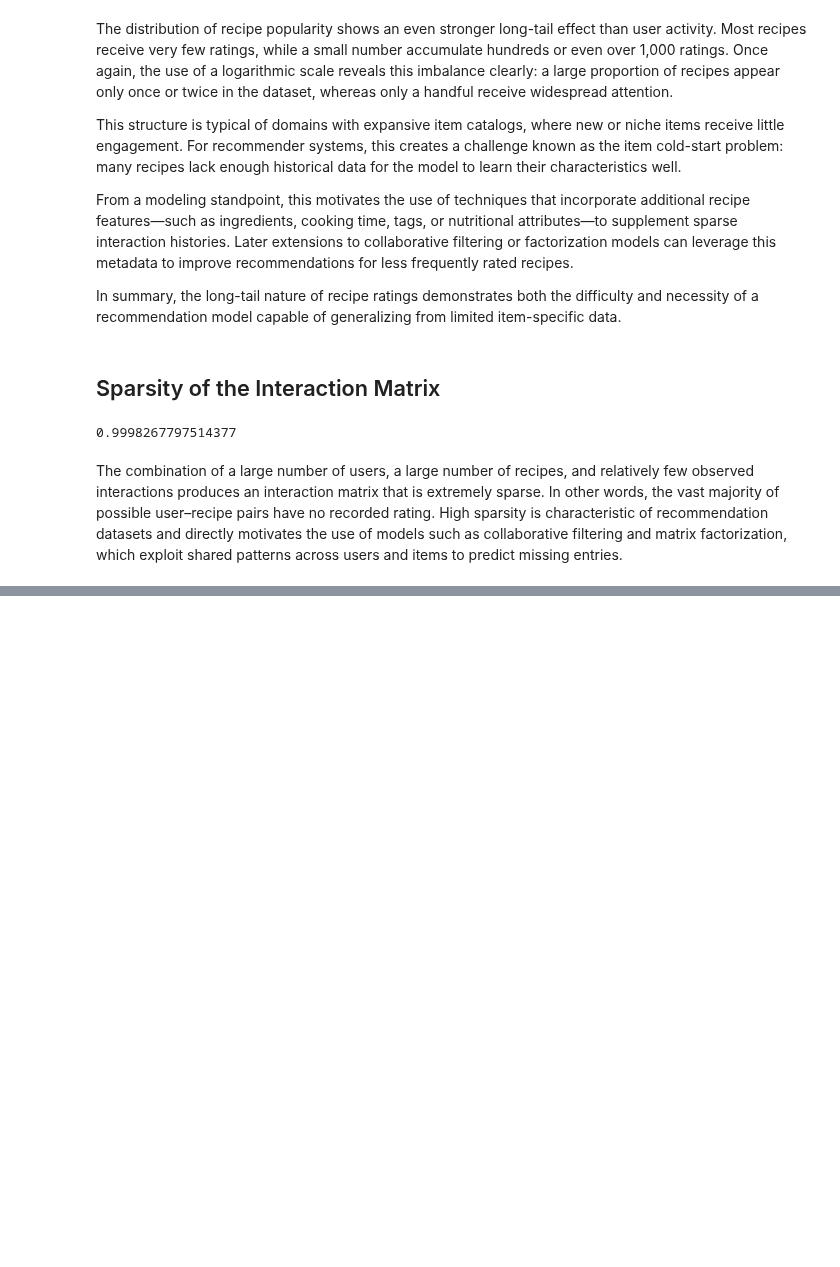
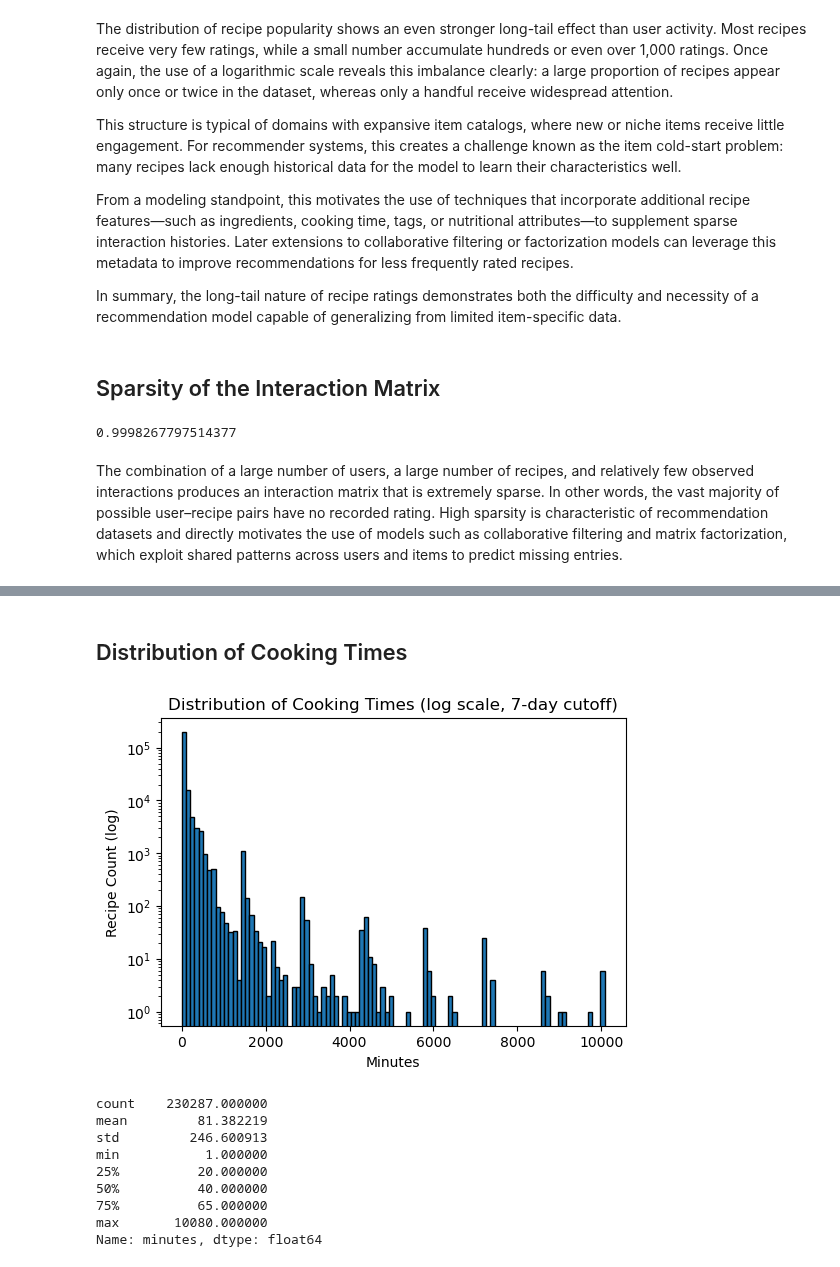
Before and after one commit to kecohen575/RecipeRecommender, a Jupyter notebook: recipe_recsys.ipynb, the cells around one changed output, grey strips where cells are left out. Cells and saved outputs as stored; diff of their text form; code cells hidden in the pictures; blank space fills up the shorter version.

```diff
--- a/recipe_recsys.ipynb
+++ b/recipe_recsys.ipynb
@@ -162,0 +244,28 @@ The combination of a large number of users, a large number of recipes, and relat
+# %% [markdown]
+## Distribution of Cooking Times
+# %%
+valid_minutes = raw_recipes['minutes']
+valid_minutes = valid_minutes[valid_minutes > 0]  # remove zero-minute anomalies
+
+MAX_REASONABLE_MINUTES = 7 * 24 * 60  # 7 days
+valid_minutes = valid_minutes[valid_minutes <= MAX_REASONABLE_MINUTES]
+
+plt.figure(figsize=(6,4))
+plt.hist(valid_minutes, bins=100, edgecolor='black', log=True)
+plt.title("Distribution of Cooking Times (log scale, 7-day cutoff)")
+plt.xlabel("Minutes")
+plt.ylabel("Recipe Count (log)")
+plt.show()
+
+valid_minutes.describe()
+# %% [output]
+[figure, added]
+count    230287.000000
+mean         81.382219
+std         246.600913
+min           1.000000
+25%          20.000000
+50%          40.000000
+75%          65.000000
+max       10080.000000
+Name: minutes, dtype: float64
```
Also changed, not shown: parts of 22 cells of this notebook.
